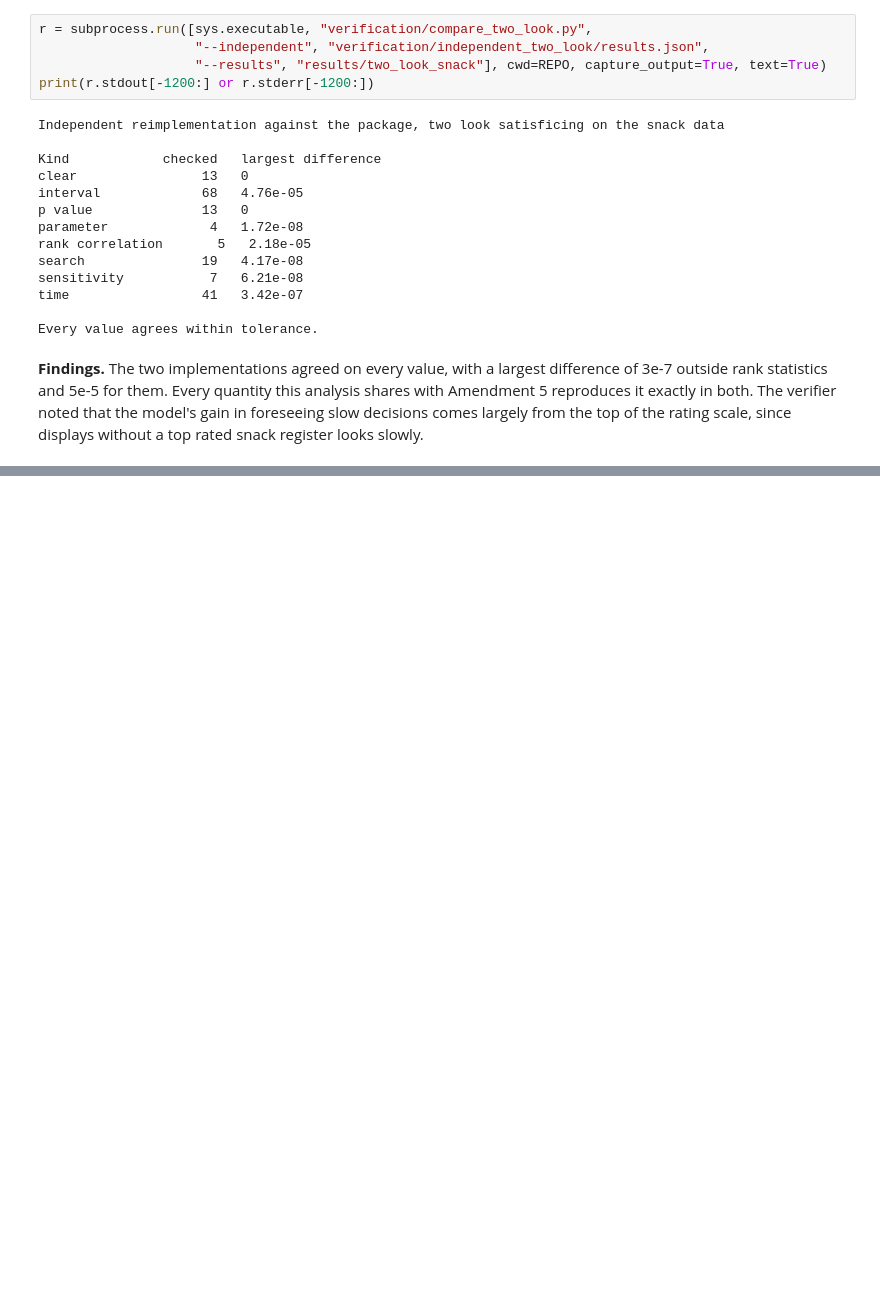
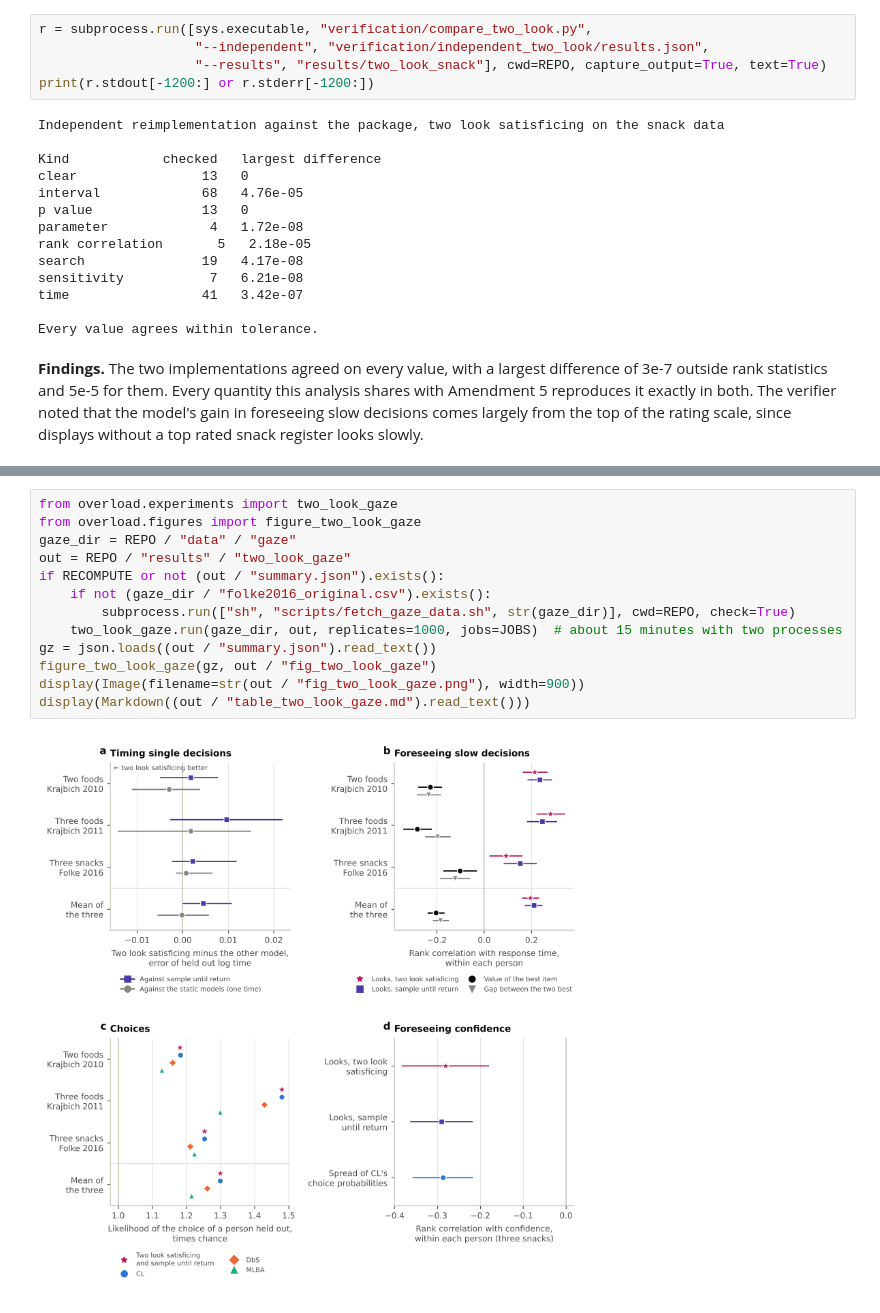
Before and after one commit to ucchol/overload-prediction, a Jupyter notebook: notebooks/02_overload_time_search.ipynb, the cells around one changed output, grey strips where cells are left out. Saved outputs shown, nothing was run; the diff lists cells and outputs as text; blank space fills up the shorter version.

```diff
--- a/notebooks/02_overload_time_search.ipynb
+++ b/notebooks/02_overload_time_search.ipynb
@@ -685,0 +697,15 @@ Every value agrees within tolerance.
+# %%
+from overload.experiments import two_look_gaze
+from overload.figures import figure_two_look_gaze
+gaze_dir = REPO / "data" / "gaze"
+out = REPO / "results" / "two_look_gaze"
+if RECOMPUTE or not (out / "summary.json").exists():
+    if not (gaze_dir / "folke2016_original.csv").exists():
+        subprocess.run(["sh", "scripts/fetch_gaze_data.sh", str(gaze_dir)], cwd=REPO, check=True)
+    two_look_gaze.run(gaze_dir, out, replicates=1000, jobs=JOBS)  # about 15 minutes with two processes
+gz = json.loads((out / "summary.json").read_text())
+figure_two_look_gaze(gz, out / "fig_two_look_gaze")
+display(Image(filename=str(out / "fig_two_look_gaze.png"), width=900))
+display(Markdown((out / "table_two_look_gaze.md").read_text()))
+# %% [output]
+[figure, added]
```
Also changed, not shown: parts of 12 cells of this notebook, 25 other files.
